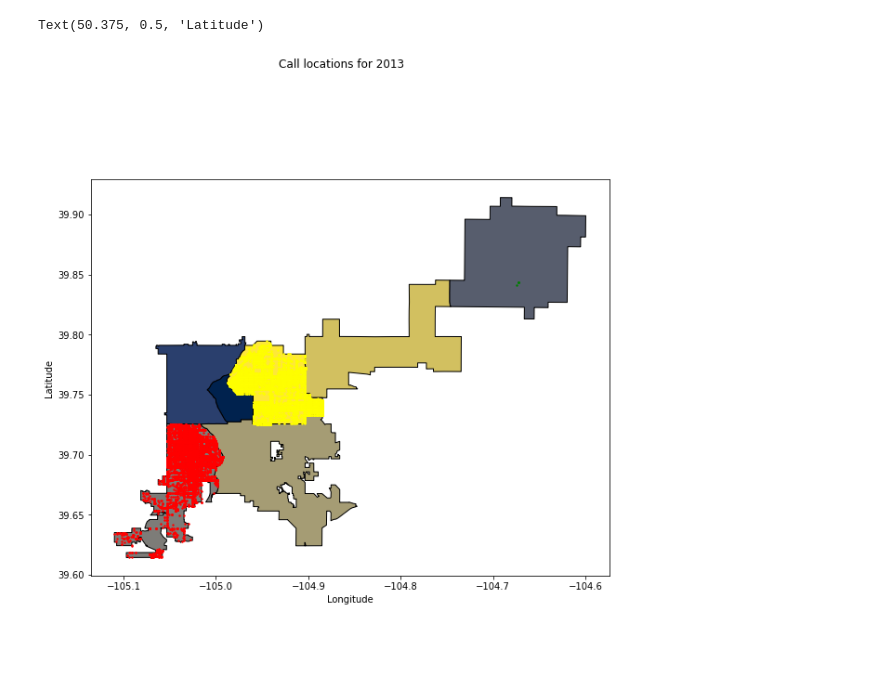
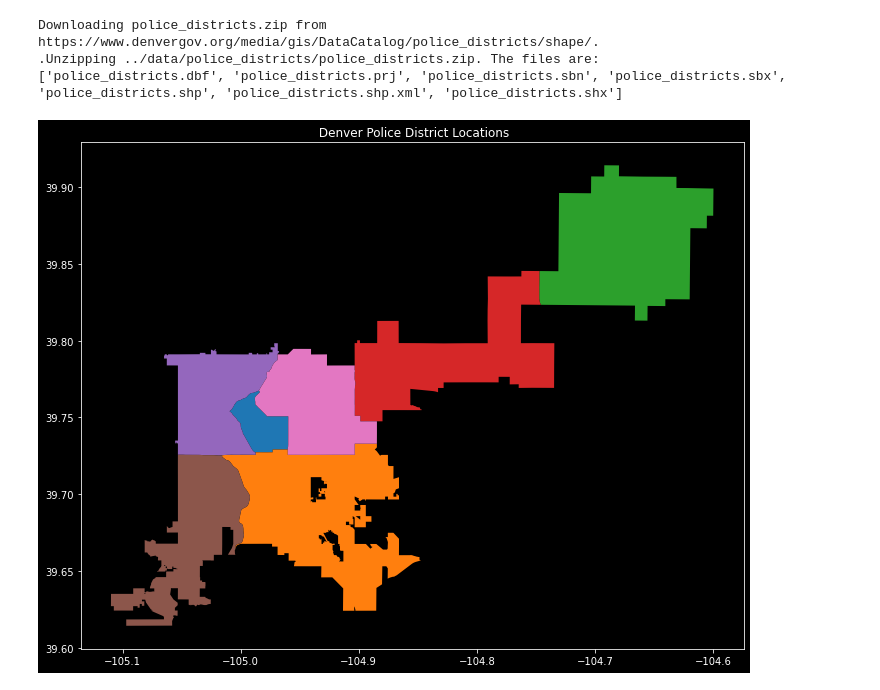
Before and after one commit to openpolicedata/openpolicedata, a Jupyter notebook: notebooks/ex_plotting_data.ipynb, the cells around one changed output. Cells and saved outputs as stored; diff of their text form; code cells hidden in the pictures; blank space fills up the shorter version.

```diff
--- a/notebooks/ex_plotting_data.ipynb
+++ b/notebooks/ex_plotting_data.ipynb
@@ -179,16 +58,61 @@ mask=df['REGION_IDX'].apply(lambda x: 2 in x)
-# %%
-fig, ax = plt.subplots(figsize=(10,10))
-
-map_df.plot(ax=ax, facecolor='Grey', edgecolor='k',alpha=1,linewidth=1,cmap="cividis")
-
-#You can use different 'cmaps' such as jet, plasm,magma, infereno,cividis, binary...(I simply chose cividis)
-for plot_color in [(2,'red'), (3, 'green'), (4,'yellow')]:
-    mask=df['REGION_IDX'].apply(lambda x: plot_color[0] in x)
-    df[mask].plot(ax=ax, color=plot_color[1], markersize=2)
-
-fig.suptitle('Call locations for 2013', fontsize=12)
-ax.set_xlabel('Longitude', fontsize=10)
-ax.set_ylabel('Latitude', fontsize='medium')
-# %% [output]
-Text(50.375, 0.5, 'Latitude')
-[figure, removed]
+# %%
+# Download and load the police districts shape file
+import requests
+import zipfile
+
+shape_file_url = r'https://www.denvergov.org/media/gis/DataCatalog/police_districts/shape/'
+
+home_folder = Path('..')
+
+police_districts_base_filename = 'police_districts'
+police_districts_zip_filename = police_districts_base_filename + ".zip"
+police_districts_dir = home_folder / 'data' / police_districts_base_filename
+police_districts_zip_full_filename =  police_districts_dir / police_districts_zip_filename
+
+if not police_districts_dir.is_dir():
+    os.makedirs(police_districts_dir)
+
+res = requests.get( shape_file_url + police_districts_zip_filename )
+res.raise_for_status()
+
+print(f"Downloading {police_districts_zip_filename} from {shape_file_url}."  )
+with open(police_districts_zip_full_filename, 'wb') as f:
+    print(".",end='',flush=True)
+    f.write(res.content)
+
+#Extract the data from the file
+police_districts_zip = zipfile.ZipFile(police_districts_zip_full_filename)
+
+print(f"Unzipping {police_districts_zip_full_filename}. The files are: "  )
+print(police_districts_zip.namelist())
+
+police_districts_zip.extractall(police_districts_dir)
+police_districts_zip.close()
+# %% [output]
+Downloading police_districts.zip from https://www.denvergov.org/media/gis/DataCatalog/police_districts/shape/.
+.Unzipping ../data/police_districts/police_districts.zip. The files are:
+['police_districts.dbf', 'police_districts.prj', 'police_districts.sbn', 'police_districts.sbx', 'police_districts.shp', 'police_districts.shp.xml', 'police_districts.shx']
+# %%
+# Load the shape file and plot it
+import matplotlib.colors as mcolors
+
+# Load the shape file and plot it
+police_districts_shp_filename = police_districts_base_filename + ".shp"
+police_districts_shp_full_filename =  police_districts_dir / police_districts_shp_filename
+map_df = gpd.read_file(police_districts_shp_full_filename)
+total_districts = set(map_df["DIST_NUM"])
+
+plt.style.use('dark_background')
+fig, ax = plt.subplots(figsize=(10,10))
+
+for (color_name, color_value), current_district in zip(mcolors.TABLEAU_COLORS.items(), total_districts):
+    district_map = map_df[current_district==map_df["DIST_NUM"]]
+    district_map.plot(ax=ax, facecolor=color_name)
+
+# Add title
+plt.title(f" {jurisdiction} Police District Locations")
+
+# Remove empty white space around the plot
+plt.tight_layout()
+# %% [output]
+[figure, added]
```
Also changed, not shown: parts of 23 cells of this notebook.
